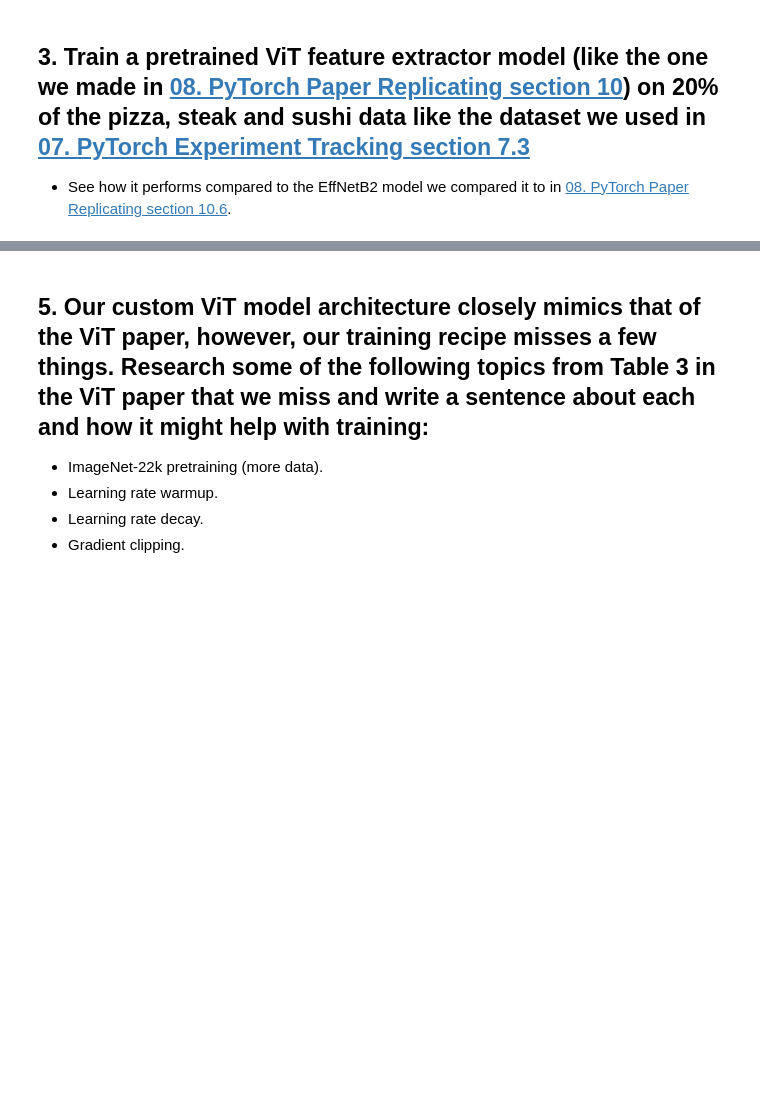
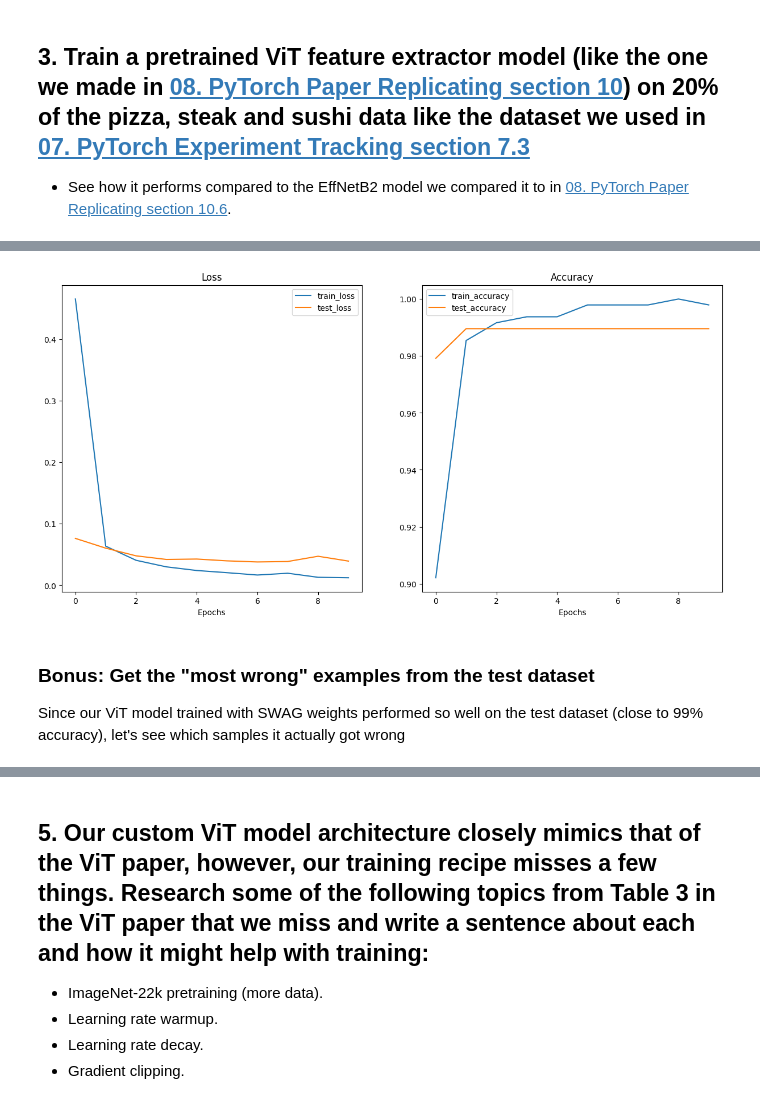
Before and after one commit to yhs2773/PyTorch-for-Deep-Learning-Machine-Learning-Full-Course, a Jupyter notebook: notebooks/08_pytorch_paper_replicating_exercise.ipynb, the cells around one changed output, grey strips where cells are left out. Drawn from its saved outputs; the diff is of its cells as text; code cells hidden in the pictures; blank space fills up the shorter version.

```diff
--- a/notebooks/08_pytorch_paper_replicating_exercise.ipynb
+++ b/notebooks/08_pytorch_paper_replicating_exercise.ipynb
@@ -305,0 +421,14 @@ Estimated Total Size (MB): 7.27
+# %%
+weights = torchvision.models.ViT_B_16_Weights.IMAGENET1K_SWAG_E2E_V1
+
+model_2 = torchvision.models.vit_b_16(weights=weights).to(device)
+
+for parameter in model_2.parameters():
+    parameter.requires_grad = False
+
+set_seeds()
+model_2.heads = nn.Sequential(
+    nn.LayerNorm(normalized_shape=768),
+    nn.Linear(in_features=768, out_features=len(class_names))
+).to(device)
+model_2
@@ -305,0 +490,28 @@ Estimated Total Size (MB): 7.27
+# %%
+# update the image size as IMAGENET1K_SWAG_E2E_V1 requires 384 instead of 224
+# set directories
+train_dir = data_20_percent_path / "train"
+# test_dir = data_20_percent_path / "test"  # don't need 20% test data as the model in chapter 7 tests on 10% test data not 20% test data
+
+# get pretrained model's transform
+transforms = weights.transforms()
+
+# turn data into dataloader
+train_dataloader_20, test_dataloader, class_names = data_setup.create_dataloaders(train_dir=train_dir,
+                                                                                  test_dir=test_dir,
+                                                                                  transform=transforms,
+                                                                                  batch_size=32)
+# %%
+# re-assign loss function and optimizer to reflect the codes in exercise 4 instead of exercise 3
+loss_fn = nn.CrossEntropyLoss()
+optimizer = torch.optim.Adam(params=model_2.parameters(),
+                             lr=1e-3)
+
+set_seeds()
+results_2 = engine.train(model=model_2,
+                         train_dataloader=train_dataloader_20,
+                         test_dataloader=test_dataloader,
+                         loss_fn=loss_fn,
+                         optimizer=optimizer,
+                         epochs=10,
+                         device=device)
@@ -305,0 +529,8 @@ Estimated Total Size (MB): 7.27
+# %%
+plot_loss_curves(results_2)
+# %% [output]
+[figure, added]
+# %% [markdown]
+### Bonus: Get the "most wrong" examples from the test dataset
+
+Since our ViT model trained with SWAG weights performed so well on the test dataset (close to 99% accuracy), let's see which samples it actually got wrong
```
Also changed, not shown: parts of 33 cells of this notebook.
